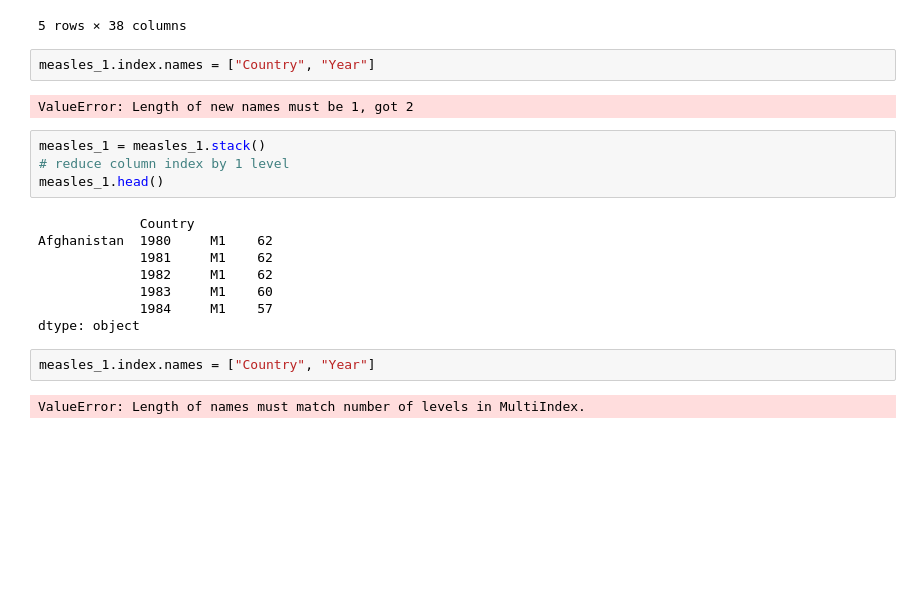
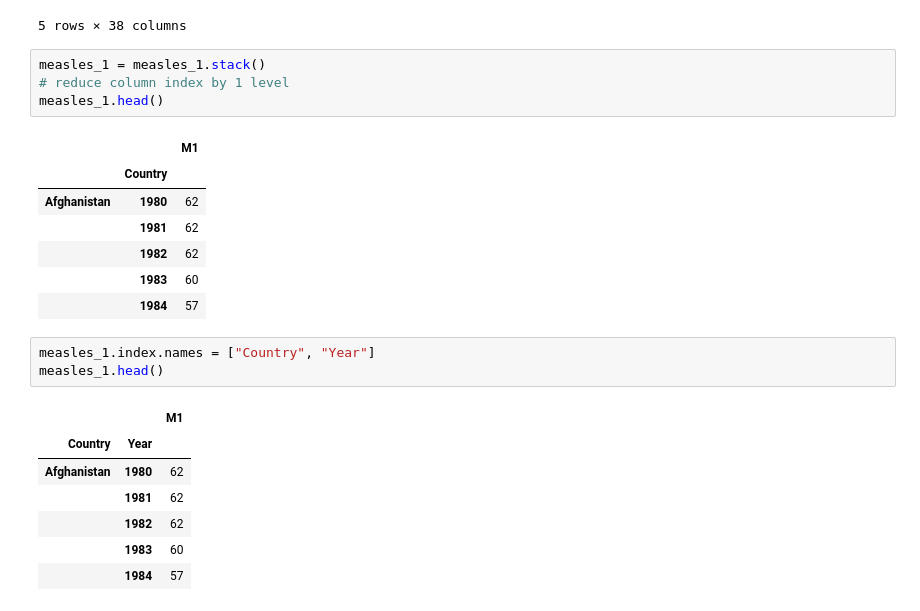
Before and after one commit to noatgnu/cds-python-graph, a Jupyter notebook: notebooks/main.ipynb, the cells around one changed output. Cells and saved outputs as stored; diff of their text form; blank space fills up the shorter version.

```diff
--- a/notebooks/main.ipynb
+++ b/notebooks/main.ipynb
@@ -76,23 +76,26 @@ measles_1["M1"].head()
 | Andorra | 99 | 97 | 96 | 96 | 95 | 98 | 99 | 99 | 98 | 98 | ... | ... |
 | Angola | 42 | 45 | 51 | 56 | 59 | 67 | 60 | 67 | 53 | 57 | ... | ... |
 5 rows × 38 columns
-# %%
-measles_1.index.names = ["Country", "Year"]
-# %% [output]
-ValueError: Length of new names must be 1, got 2
 # %%
 measles_1 = measles_1.stack()
 # reduce column index by 1 level
 measles_1.head()
 # %% [output]
-             Country
-Afghanistan  1980     M1    62
-             1981     M1    62
-             1982     M1    62
-             1983     M1    60
-             1984     M1    57
-dtype: object
+|  |  | M1 |
+|  | Country |  |
+| Afghanistan | 1980 | 62 |
+|  | 1981 | 62 |
+|  | 1982 | 62 |
+|  | 1983 | 60 |
+|  | 1984 | 57 |
 # %%
 measles_1.index.names = ["Country", "Year"]
+measles_1.head()
 # %% [output]
-ValueError: Length of names must match number of levels in MultiIndex.
+|  |  | M1 |
+| Country | Year |  |
+| Afghanistan | 1980 | 62 |
+|  | 1981 | 62 |
+|  | 1982 | 62 |
+|  | 1983 | 60 |
+|  | 1984 | 57 |
```
